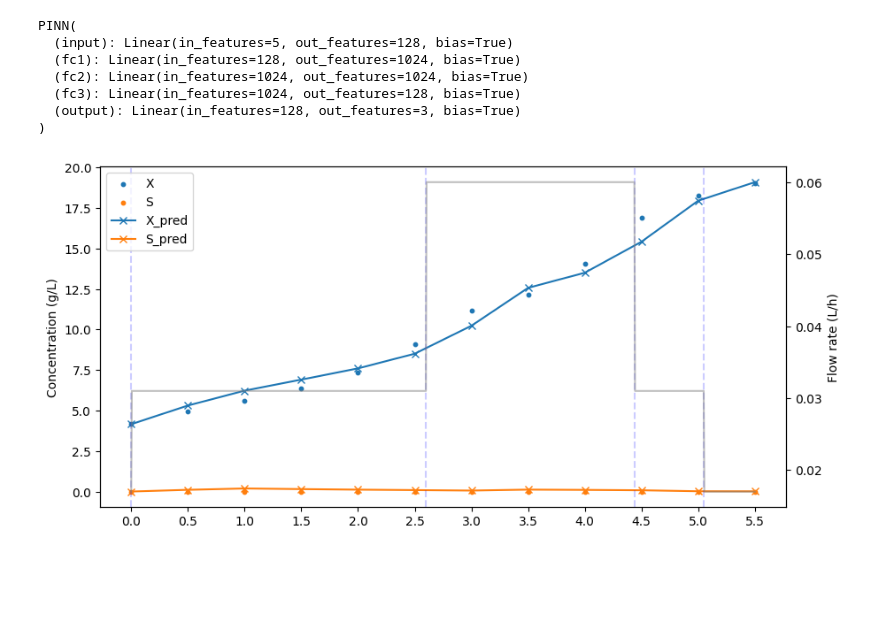
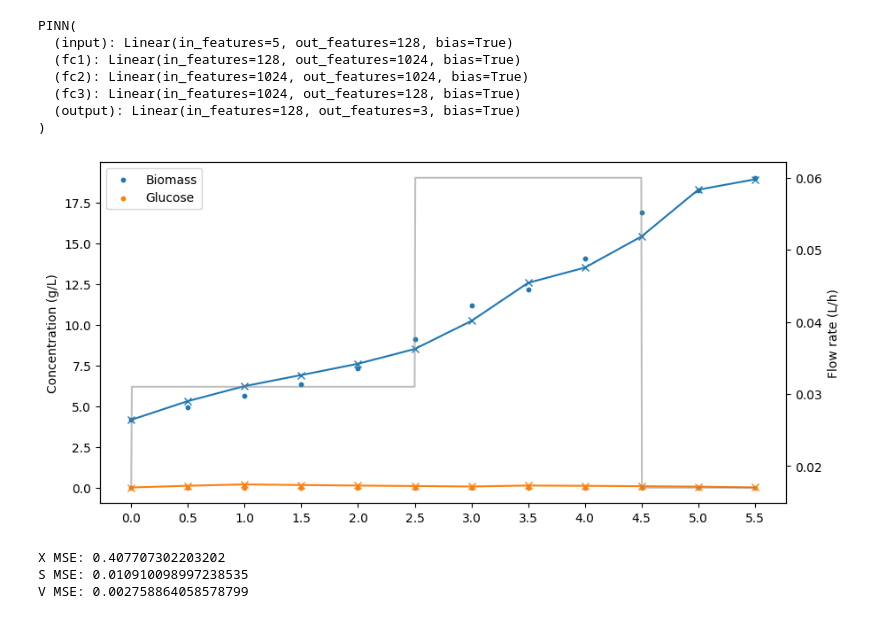
Before and after one commit to costasmexis/dynamic-modeling, a Jupyter notebook: control/Notebook_fedbatch_exp.ipynb, the cells around one changed output. Drawn from its saved outputs; the diff is of its cells as text; code cells hidden in the pictures; blank space fills up the shorter version.

```diff
--- a/control/Notebook_fedbatch_exp.ipynb
+++ b/control/Notebook_fedbatch_exp.ipynb
@@ -72,5 +72,20 @@ plot_experiment(full_df, title='')
 # %%
 from scipy.interpolate import interp1d
+
+T_FB = 4.5
+
+# inlet flowrate
+def Fs(t):
+    if t <= 4.5 - T_FB:
+        return 0.017
+    elif t <= 7.0 - T_FB:
+        return 0.031
+    elif t <= 9.0 - T_FB:
+        return 0.060
+    elif t <= 8.0 - T_FB:
+        return 0.031
+    else:
+        return 0.017
 
 # Define the new RTime points for interpolation
 new_RTime = np.arange(0, 6, 0.5)
@@ -94,4 +109,4 @@ full_df = pd.DataFrame({
     'Induction': [0] * len(new_RTime)
 })
 
-plot_experiment(full_df, title='Interpolated data')
+plot_experiment(full_df, title='')
@@ -188,26 +211,45 @@ S_test = S_test.detach().cpu().numpy()
 V_test = V_test.detach().cpu().numpy()
 # %%
 plt.figure(figsize=(10, 5))
-plt.scatter(t_test, X_test, s=10, label="X")
-plt.scatter(t_test, S_test, s=10, label="S")
+plt.scatter(t_test, X_test, s=10, label="Biomass")
+plt.scatter(t_test, S_test, s=10, label="Glucose")
 
-plt.plot(t_test, X_preds, marker='x', label="X_pred")
-plt.plot(t_test, S_preds, marker='x', label="S_pred")
+plt.plot(t_test, X_preds, marker='x', label="_X_pred")
+plt.plot(t_test, S_preds, marker='x', label="_S_pred")
 plt.ylabel("Concentration (g/L)")
 plt.legend(loc="best")
-
-# Add vertical lines for feed
-for i in range(len(feeds)):
-    plt.axvline(x=feeds["Time"].iloc[i], color='b', alpha=0.2, linestyle='--')
 
 # plot the feed rate in secondary y-axis
 plt.twinx()
 t_f = np.linspace(0, 5.5, 1000)
 plt.plot(t_f, [Fs(t) for t in t_f], color='gray', alpha=0.5)
 plt.ylabel("Flow rate (L/h)")
 
 plt.xticks(np.arange(0, 6, 0.5))
 plt.xlabel("Time (h)")
 plt.show()
 # %% [output]
-[figure, old version]
+[figure, new version]
+# %%
+# Calculate the error
+X_preds = np.array(X_preds)
+S_preds = np.array(S_preds)
+V_preds = np.array(V_preds)
+
+X_test = X_test.flatten()
+S_test = S_test.flatten()
+V_test = V_test.flatten()
+
+from sklearn.metrics import mean_squared_error
+
+X_mse = mean_squared_error(X_test, X_preds)
+S_mse = mean_squared_error(S_test, S_preds)
+V_mse = mean_squared_error(V_test, V_preds)
+
+print(f"X MSE: {X_mse}")
+print(f"S MSE: {S_mse}")
+print(f"V MSE: {V_mse}")
+# %% [output]
+X MSE: 0.407707302203202
+S MSE: 0.010910098997238535
+V MSE: 0.002758864058578799
```
Also changed, not shown: parts of 4 cells of this notebook.
